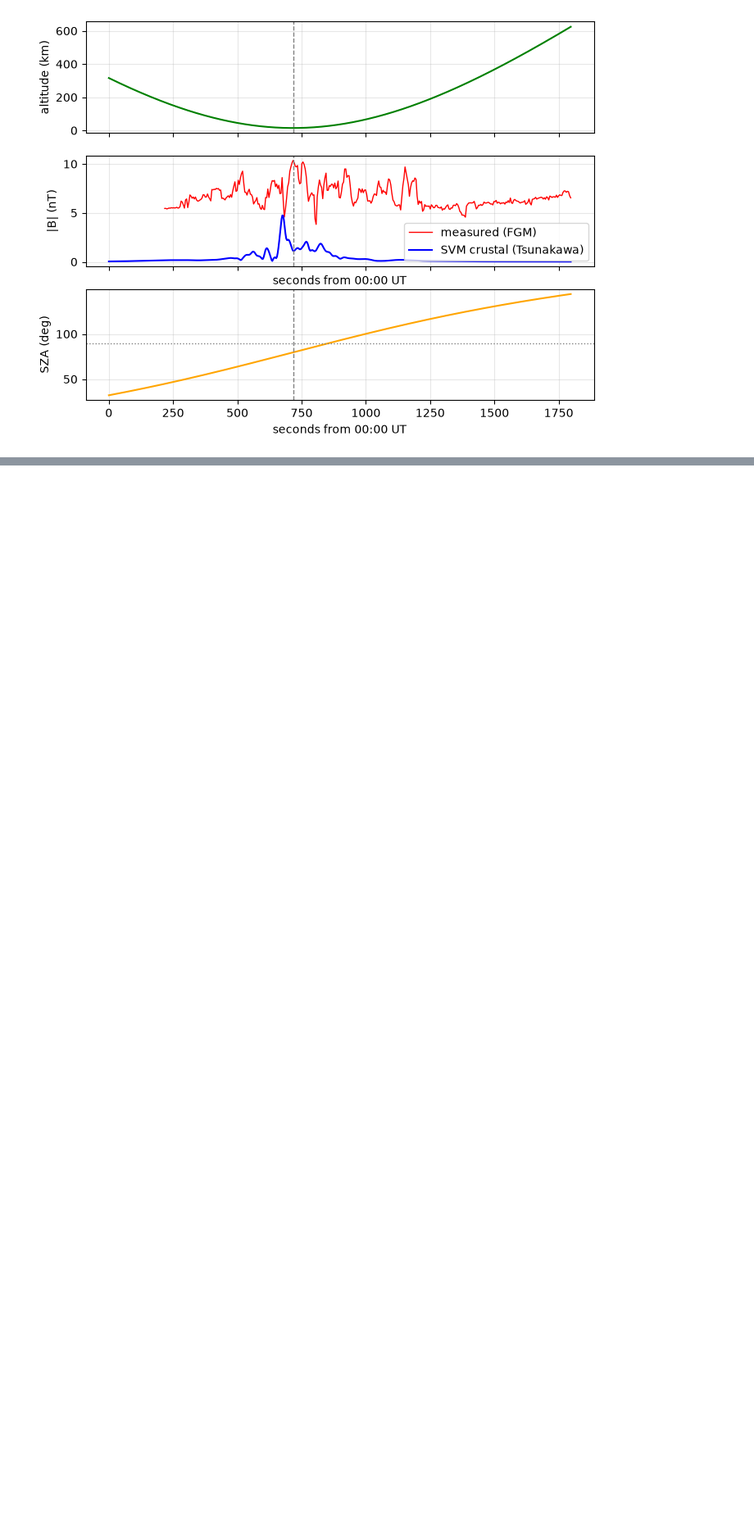
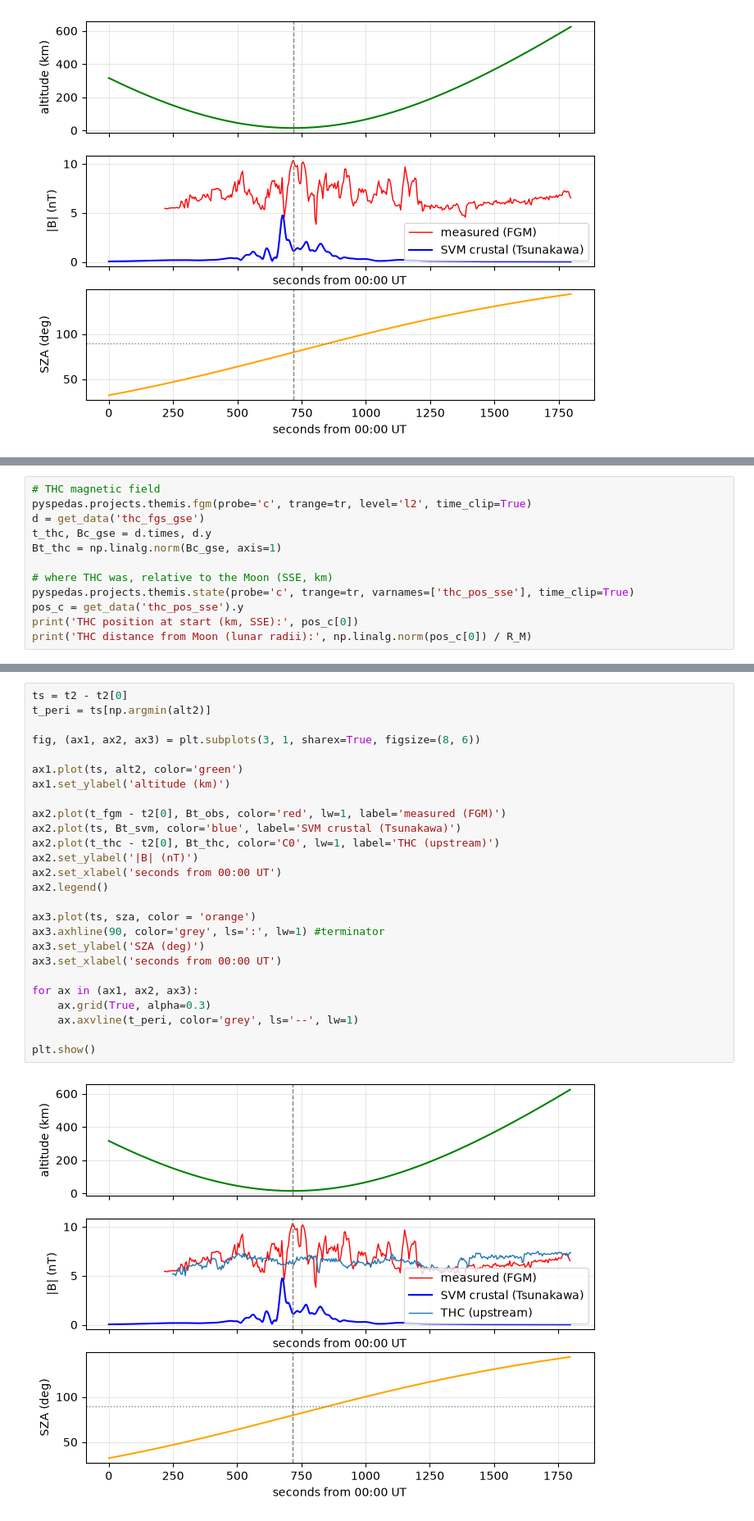
Before and after one commit to yulunwu000/artemis-lunar-plasma, a Jupyter notebook: notebooks/04_SVM_mapping.ipynb, the cells around one changed output, grey strips where cells are left out. Shown at 82% size. Cells and saved outputs as stored; diff of their text form; blank space fills up the shorter version.

Commit message:
corrected THC data and subtracted to obtain plot for Moon's effect on B

```diff
--- a/notebooks/04_SVM_mapping.ipynb
+++ b/notebooks/04_SVM_mapping.ipynb
@@ -328,0 +331,12 @@ Confirms event occurs on sunlit side close to terminator, in accordance with Saw
+# %%
+# THC magnetic field
+pyspedas.projects.themis.fgm(probe='c', trange=tr, level='l2', time_clip=True)
+d = get_data('thc_fgs_gse')
+t_thc, Bc_gse = d.times, d.y
+Bt_thc = np.linalg.norm(Bc_gse, axis=1)
+
+# where THC was, relative to the Moon (SSE, km)
+pyspedas.projects.themis.state(probe='c', trange=tr, varnames=['thc_pos_sse'], time_clip=True)
+pos_c = get_data('thc_pos_sse').y
+print('THC position at start (km, SSE):', pos_c[0])
+print('THC distance from Moon (lunar radii):', np.linalg.norm(pos_c[0]) / R_M)
@@ -328,0 +355,28 @@ Confirms event occurs on sunlit side close to terminator, in accordance with Saw
+# %%
+ts = t2 - t2[0]
+t_peri = ts[np.argmin(alt2)]
+
+fig, (ax1, ax2, ax3) = plt.subplots(3, 1, sharex=True, figsize=(8, 6))
+
+ax1.plot(ts, alt2, color='green')
+ax1.set_ylabel('altitude (km)')
+
+ax2.plot(t_fgm - t2[0], Bt_obs, color='red', lw=1, label='measured (FGM)')
+ax2.plot(ts, Bt_svm, color='blue', label='SVM crustal (Tsunakawa)')
+ax2.plot(t_thc - t2[0], Bt_thc, color='C0', lw=1, label='THC (upstream)')
+ax2.set_ylabel('|B| (nT)')
+ax2.set_xlabel('seconds from 00:00 UT')
+ax2.legend()
+
+ax3.plot(ts, sza, color = 'orange')
+ax3.axhline(90, color='grey', ls=':', lw=1) #terminator
+ax3.set_ylabel('SZA (deg)')
+ax3.set_xlabel('seconds from 00:00 UT')
+
+for ax in (ax1, ax2, ax3):
+    ax.grid(True, alpha=0.3)
+    ax.axvline(t_peri, color='grey', ls='--', lw=1)
+
+plt.show()
+# %% [output]
+[figure, added]
```
Also changed, not shown: parts of 16 cells of this notebook.
